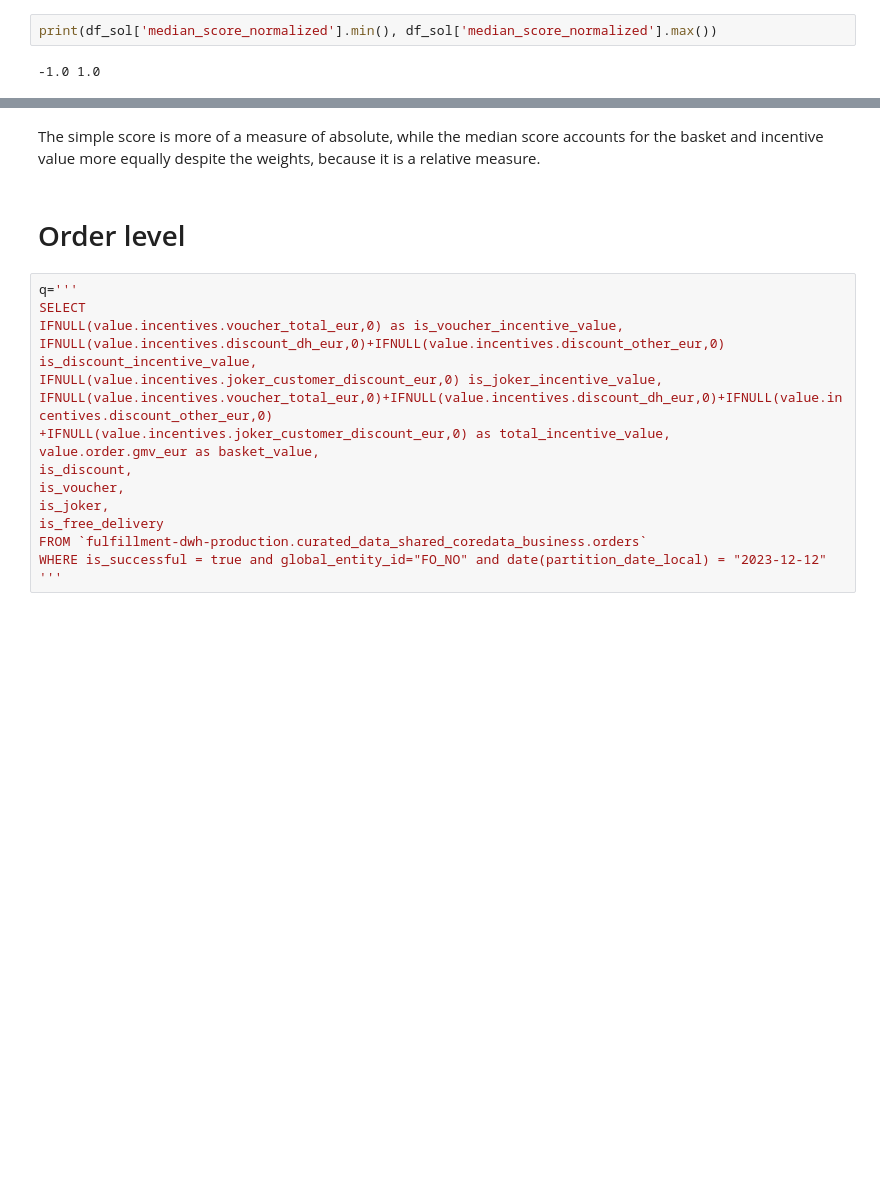
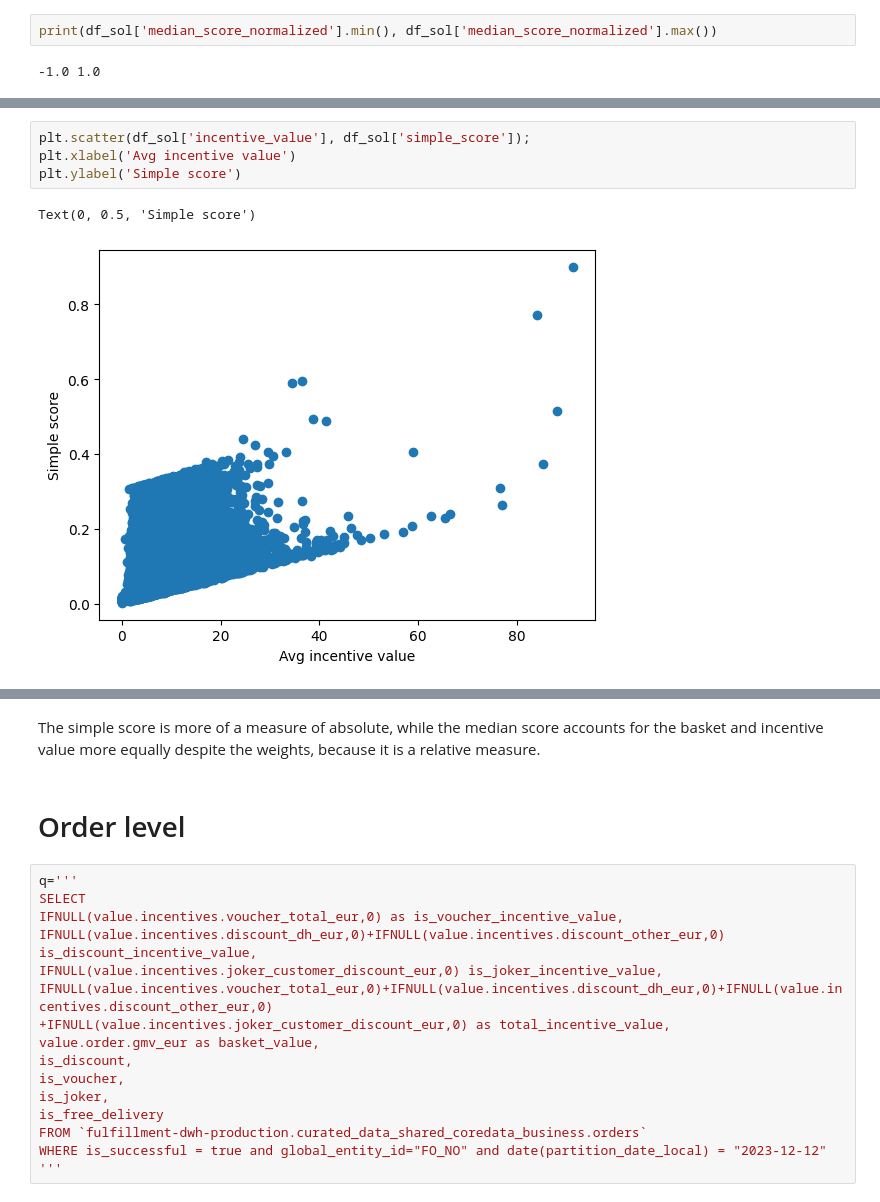
Before and after one commit to AChiaraCapuano/incentives_analysis, a Jupyter notebook: analysis_nb.ipynb, the cells around one changed output, grey strips where cells are left out. Saved outputs shown, nothing was run; the diff lists cells and outputs as text; blank space fills up the shorter version.

```diff
--- a/analysis_nb.ipynb
+++ b/analysis_nb.ipynb
@@ -298,0 +242,7 @@ plt.legend(loc='upper right');
+# %%
+plt.scatter(df_sol['incentive_value'], df_sol['simple_score']);
+plt.xlabel('Avg incentive value')
+plt.ylabel('Simple score')
+# %% [output]
+Text(0, 0.5, 'Simple score')
+[figure, added]
```
Also changed, not shown: parts of 25 cells of this notebook.
